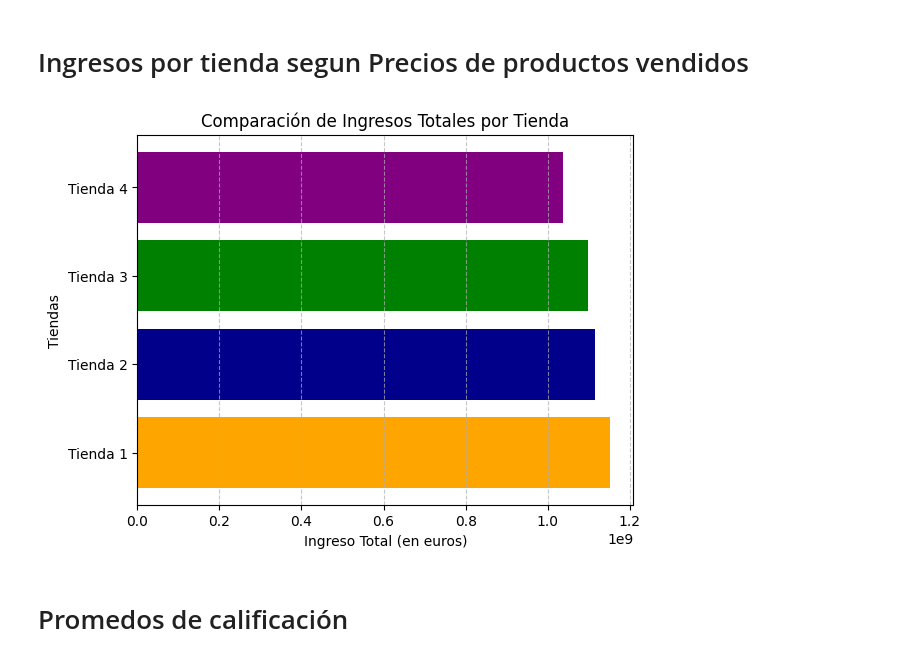
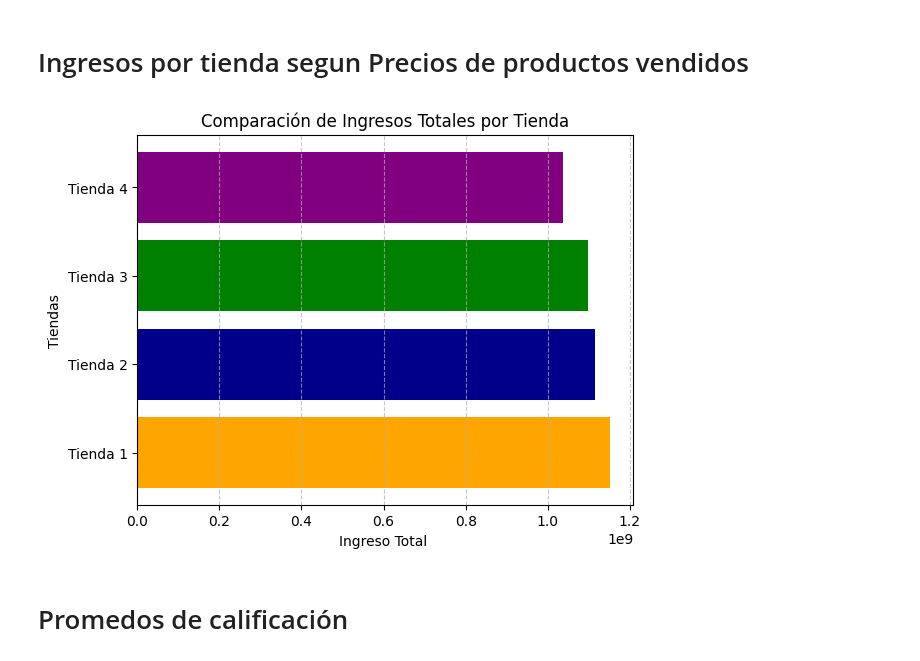
Before and after one commit to PatiPat76/STORE_ALURA, a Jupyter notebook: AluraStoreLatam.ipynb, the cells around one changed output. Drawn from its saved outputs; the diff is of its cells as text; code cells hidden in the pictures.

```diff
--- a/AluraStoreLatam.ipynb
+++ b/AluraStoreLatam.ipynb
@@ -312,28 +312,28 @@ Tienda 4 - Envío promedio del más vendido: 28253.23, menos vendido: 40954.55
 # %%
 import matplotlib.pyplot as plt
 
 # Datos: Ingresos totales de cada tienda
 ingresos_tiendas = [ingreso_tienda1, ingreso_tienda2, ingreso_tienda3, ingreso_tienda4]
 
 # Nombres de las tiendas
 nombres_tiendas = ['Tienda 1', 'Tienda 2', 'Tienda 3', 'Tienda 4']
 
 # Colores para cada barra
 colores = ['orange', 'darkblue', 'green', 'purple']
 
 # Crear gráfica de barras horizontales
 plt.barh(nombres_tiendas, ingresos_tiendas, color=colores)
 
 # Personalizar la gráfica
-plt.xlabel('Ingreso Total (en euros)')
+plt.xlabel('Ingreso Total ')
 plt.ylabel('Tiendas')
 plt.title('Comparación de Ingresos Totales por Tienda')
 plt.grid(axis='x', linestyle='--', alpha=0.7)
 
 # Mostrar gráfica
 plt.show()
 # %% [output]
-[figure, old version]
+[figure, new version]
 # %% [markdown]
 # Promedos de calificación
 # %%
```
